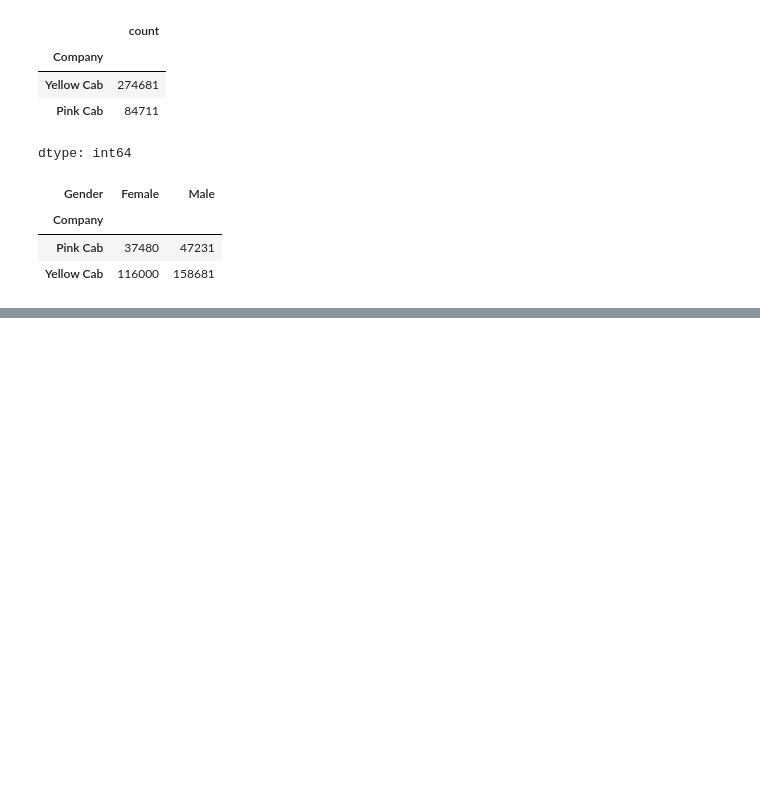
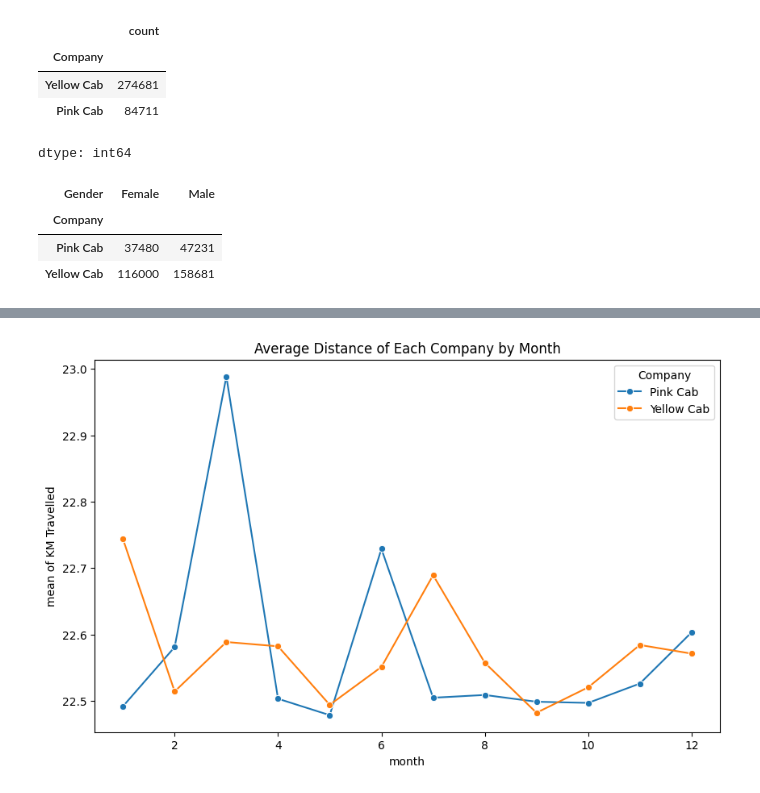
Before and after one commit to zehraozturkk/Cab_Industry, a Jupyter notebook: Processing.ipynb, the cells around one changed output, grey strips where cells are left out. Drawn from its saved outputs; the diff is of its cells as text; code cells hidden in the pictures; blank space fills up the shorter version.

```diff
--- a/Processing.ipynb
+++ b/Processing.ipynb
@@ -326,0 +472,11 @@ merged_df3.groupby(['Company', 'Gender']).size().unstack(fill_value=0)
+# %%
+monthly_km = df.groupby(['Month', 'Company'])['KM Travelled'].mean().reset_index()
+
+plt.figure(figsize=(10, 6))
+sns.lineplot(x='Month', y='KM Travelled', hue='Company', data=monthly_km, marker='o')
+plt.title('Average Distance of Each Company by Month')
+plt.xlabel('month')
+plt.ylabel('mean of KM Travelled')
+plt.show()
+# %% [output]
+[figure, added]
```
Also changed, not shown: parts of 33 cells of this notebook, 2 other files.
